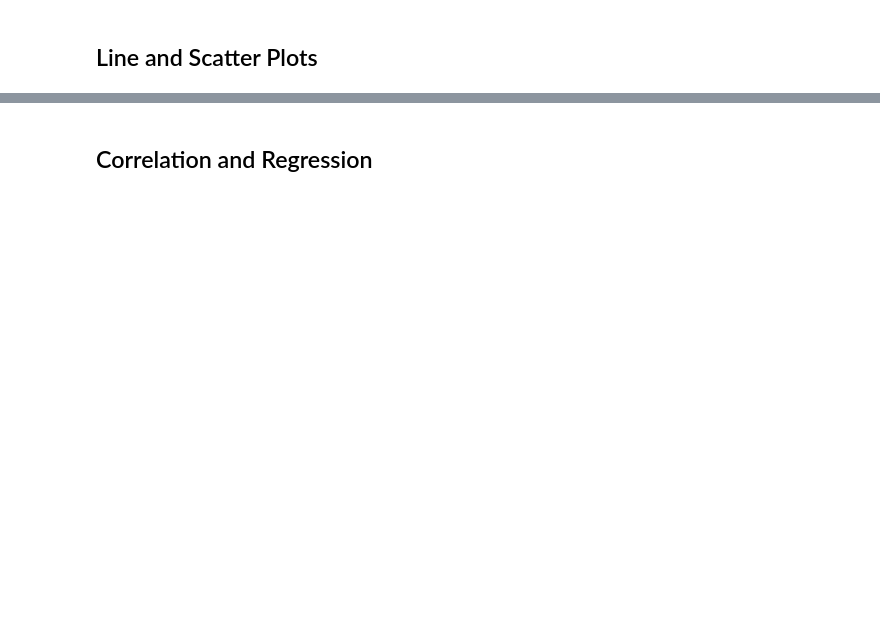
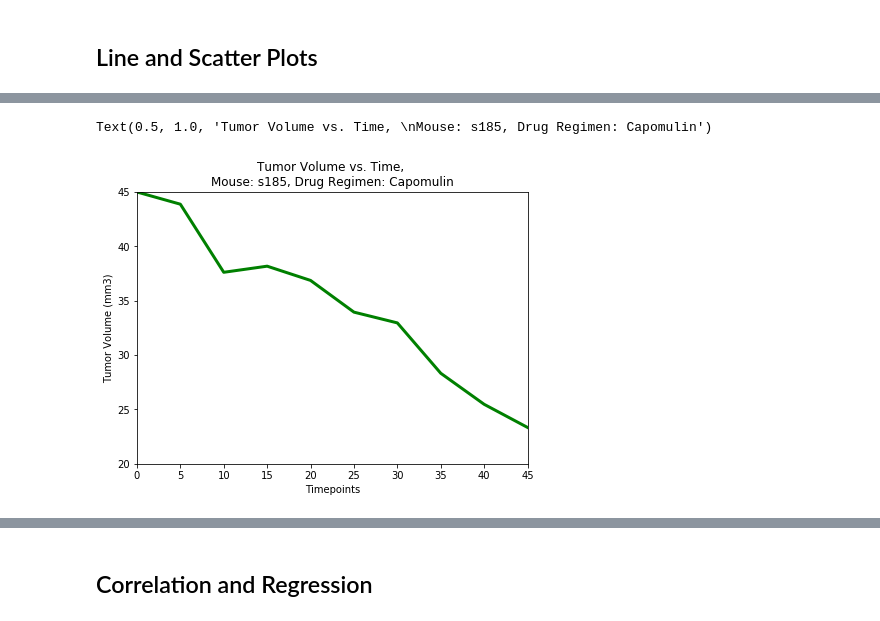
Before and after one commit to JacobTrevithick/matplotlib-challenge, a Jupyter notebook: Pymaceuticals/pymaceuticals_starter.ipynb, the cells around one changed output, grey strips where cells are left out. Cells and saved outputs as stored; diff of their text form; code cells hidden in the pictures; blank space fills up the shorter version.

```diff
--- a/Pymaceuticals/pymaceuticals_starter.ipynb
+++ b/Pymaceuticals/pymaceuticals_starter.ipynb
@@ -298,0 +348,21 @@ array([ 0,  5, 10, 15, 20, 25, 30, 35, 40, 45])
+# %%
+# Generate a line plot of tumor volume vs. time point for a mouse treated with Capomulin
+
+mouse_id = mouse_study_df[mouse_study_df['Drug Regimen']=='Capomulin']['Mouse ID'].unique()[0]
+
+x_values = mouse_study_df[mouse_study_df['Mouse ID']==mouse_id]['Timepoint']
+y_values = mouse_study_df[mouse_study_df['Mouse ID']==mouse_id]['Tumor Volume (mm3)']
+
+fig, ax = plt.subplots(1,1, figsize = (7,5))
+ax.plot(x_values, y_values, lw=3, color='g')
+
+ax.set_xlabel('Timepoints')
+ax.set_xlim(0,45)
+
+ax.set_ylabel('Tumor Volume (mm3)')
+ax.set_ylim(20, 45)
+
+ax.set_title(f"Tumor Volume vs. Time, \nMouse: {mouse_id}, Drug Regimen: Capomulin")
+# %% [output]
+Text(0.5, 1.0, 'Tumor Volume vs. Time, \nMouse: s185, Drug Regimen: Capomulin')
+[figure, added]
```
Also changed, not shown: parts of 12 cells of this notebook.
